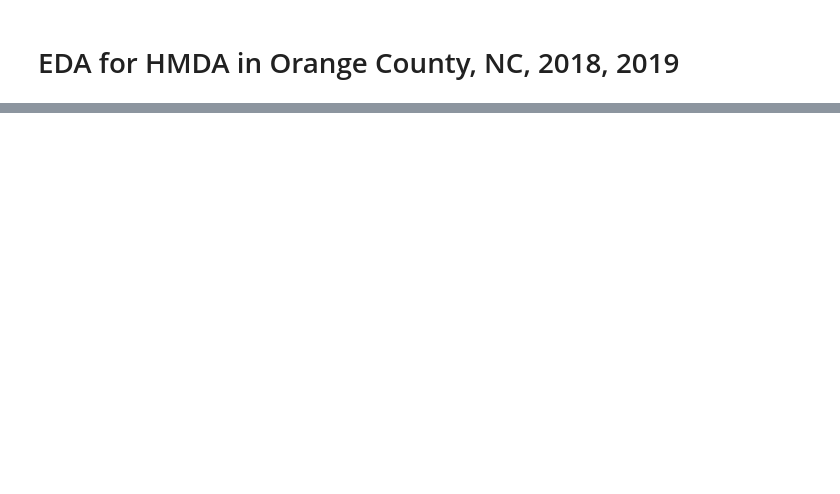
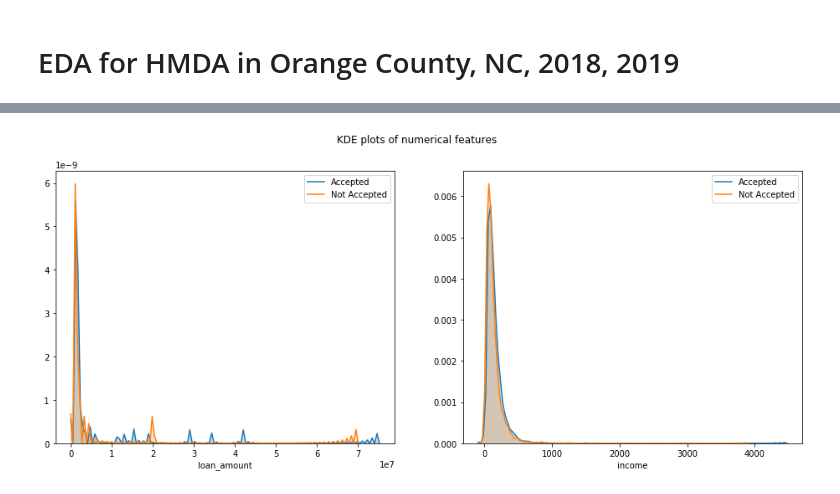
Before and after one commit to Carolina-Data-Challenge/ICMM, a Jupyter notebook: EDA.ipynb, the cells around one changed output, grey strips where cells are left out. Cells and saved outputs as stored; diff of their text form; code cells hidden in the pictures; blank space fills up the shorter version.

```diff
--- a/EDA.ipynb
+++ b/EDA.ipynb
@@ -121,0 +92,16 @@ len(NC_data.columns)
+# %%
+import warnings
+warnings.filterwarnings("ignore")
+
+fig, axes = plt.subplots(ncols = 2, nrows = 1, figsize = (16,6))
+fig.subplots_adjust(hspace = 0.4, wspace = 0.2)
+fig.suptitle("KDE plots of numerical features")
+
+for ax, col in zip(axes.flatten(), numerical_cols) :
+    sns.kdeplot(Orange[Orange["action_taken"] == 1][col], shade="True", label="Accepted", ax = ax)
+    sns.kdeplot(Orange[Orange["action_taken"] != 1][col], shade="True", label="Not Accepted", ax = ax)
+    ax.set_xlabel(col)
+
+plt.savefig("./plots/KDE plots of numerical features.png")
+# %% [output]
+[figure, added]
```
Also changed, not shown: parts of 12 cells of this notebook, 3 other files.
